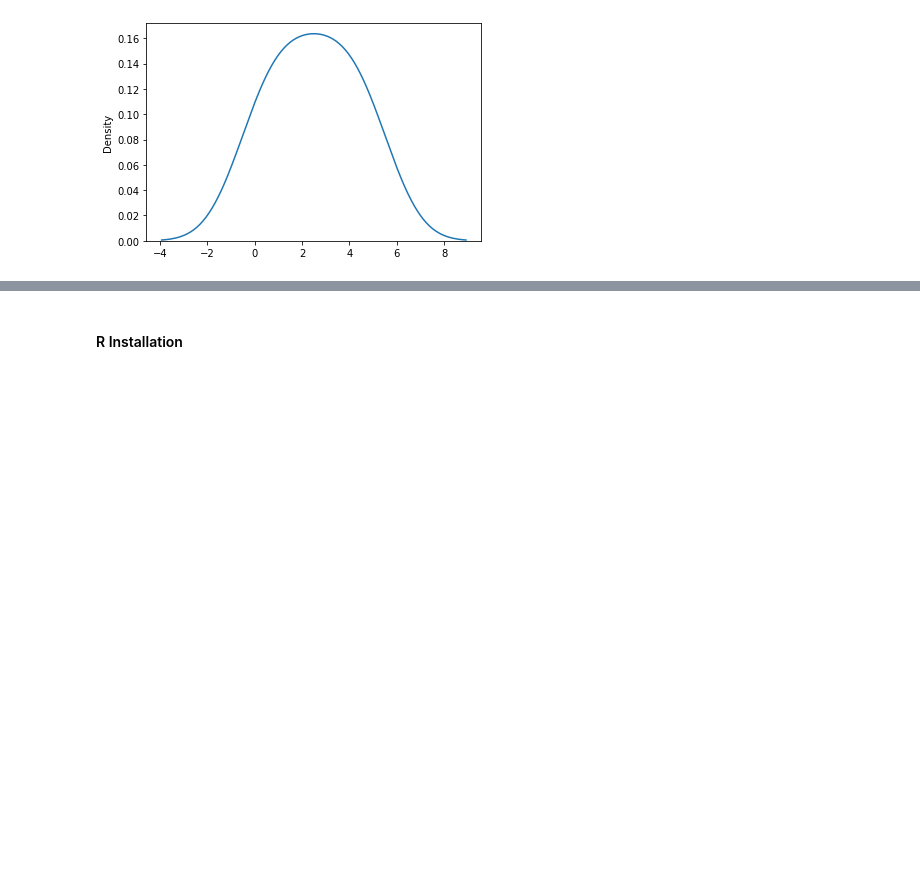
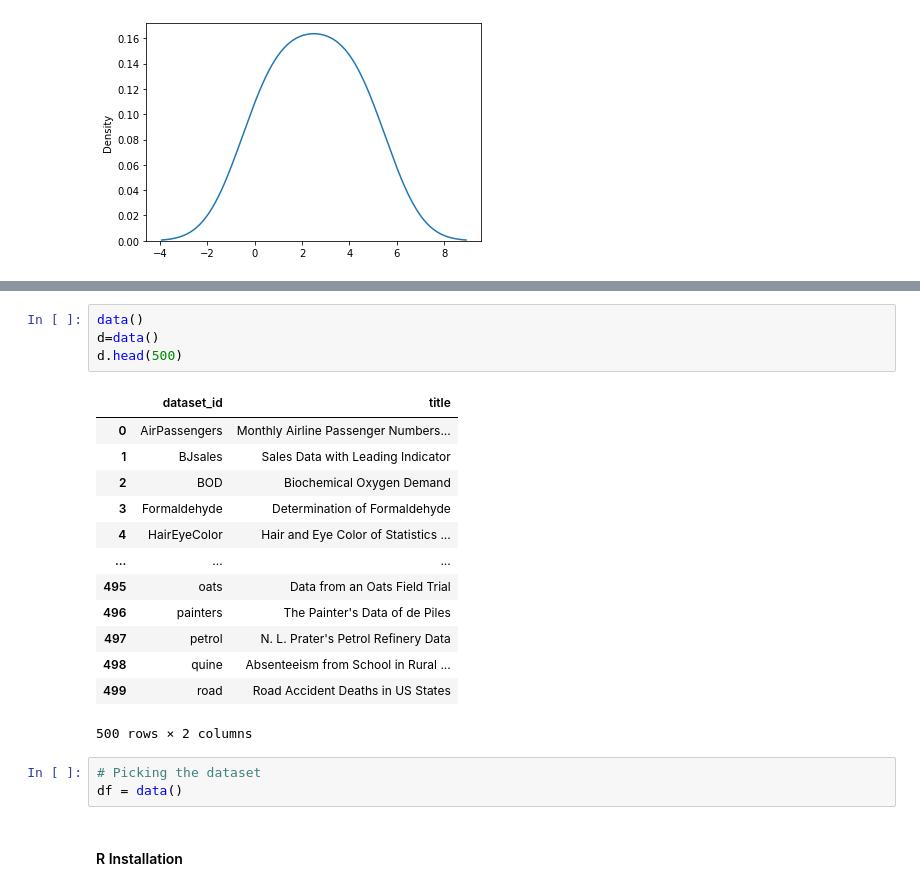
Before and after one commit to TuckerRasbury/04_ReverseEngineeringJobDescriptions, a Jupyter notebook: Reverse_Engineering_Job_Applications.ipynb, the cells around one changed output, grey strips where cells are left out. Cells and saved outputs as stored; diff of their text form; blank space fills up the shorter version.

```diff
--- a/Reverse_Engineering_Job_Applications.ipynb
+++ b/Reverse_Engineering_Job_Applications.ipynb
@@ -57,3 +79,24 @@ plt.show()
+# %%
+data()
+d=data()
+d.head(500)
+# %% [output]
+|  | dataset_id | title |
+| 0 | AirPassengers | Monthly Airline Passenger Numbers... |
+| 1 | BJsales | Sales Data with Leading Indicator |
+| 2 | BOD | Biochemical Oxygen Demand |
+| 3 | Formaldehyde | Determination of Formaldehyde |
+| 4 | HairEyeColor | Hair and Eye Color of Statistics ... |
+| ... | ... | ... |
+| 495 | oats | Data from an Oats Field Trial |
+| 496 | painters | The Painter's Data of de Piles |
+| 497 | petrol | N. L. Prater's Petrol Refinery Data |
+| 498 | quine | Absenteeism from School in Rural ... |
+| 499 | road | Road Accident Deaths in US States |
+500 rows × 2 columns
+# %%
+# Picking the dataset
+df = data()
 # %% [markdown]
 #### R Installation
 # %%
```
Also changed, not shown: parts of 21 cells of this notebook.
